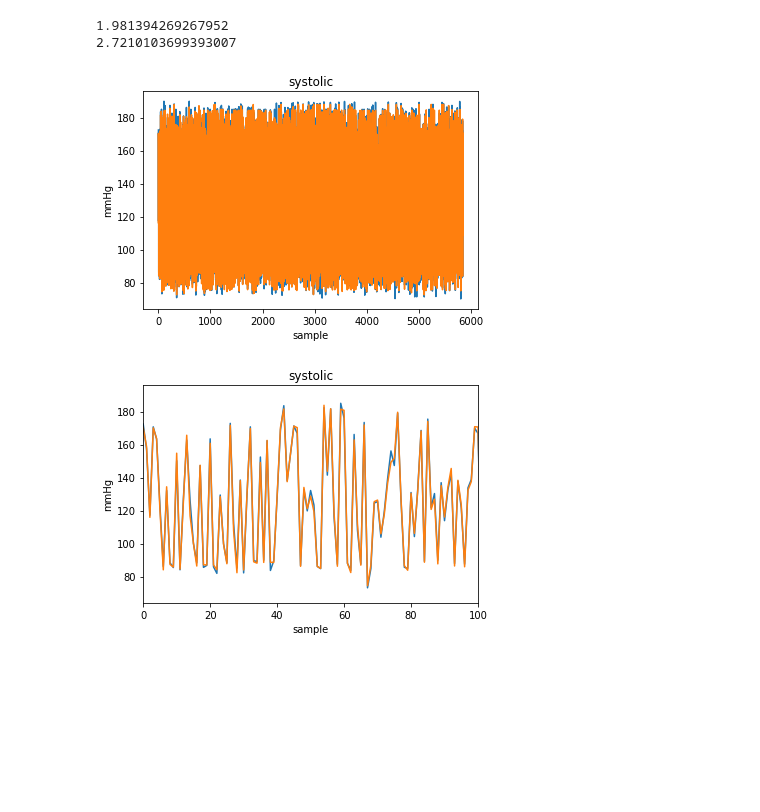
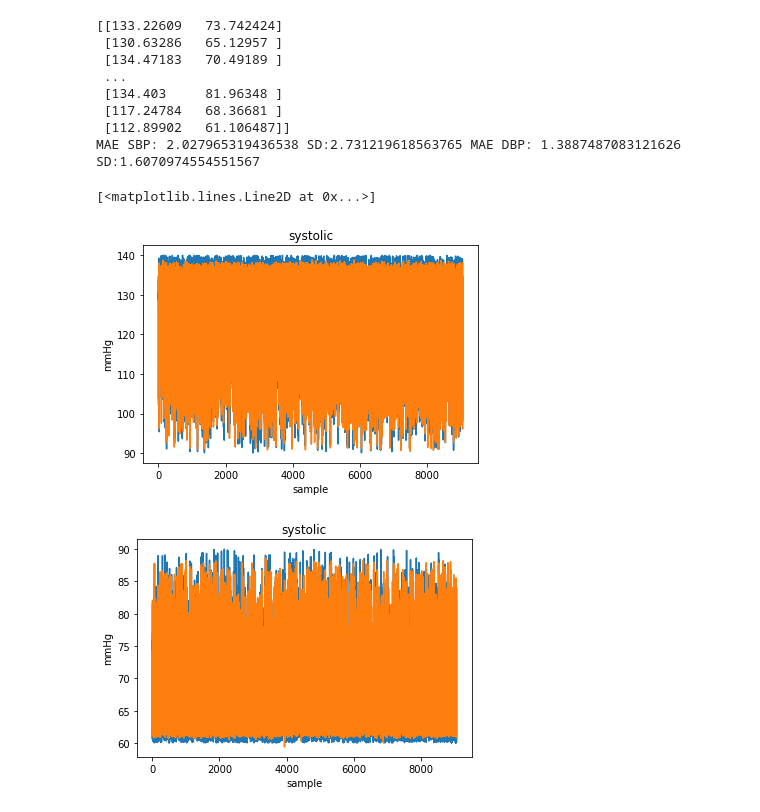
Before and after one commit to t108368071/MyProject, a Jupyter notebook: LSTM_SBP.ipynb, the cells around one changed output. Cells and saved outputs as stored; diff of their text form; code cells hidden in the pictures; blank space fills up the shorter version.

```diff
--- a/LSTM_SBP.ipynb
+++ b/LSTM_SBP.ipynb
@@ -95,4 +83,4 @@ data.head()
 # %%
-new_data = pd.concat([data, data_target],axis=1)
+new_data = pd.concat([data, df_target],axis=1)
 new_data.head
 # %% [output]
@@ -115,7 +103,7 @@ def buildTrain(train, pastDay=5, futureDay=1):
   X_train, Y_train = [], []
   for i in range(train.shape[0]-futureDay-pastDay):
     X_train.append(np.array(train.iloc[i:i+pastDay]))
-    Y_train.append(np.array(train.iloc[i+pastDay:i+pastDay+futureDay]["systolic"]))
+    Y_train.append(np.array(train.iloc[i+pastDay:i+pastDay+futureDay][["systolic","diastolic"]]))
   return np.array(X_train), np.array(Y_train)
 
 def shuffle(X,Y):
@@ -158,10 +146,14 @@ print(Y_test.shape)
+# %%
+Y_train=Y_train.reshape(42259,2)
+Y_val=Y_val.reshape(9055,2)
+Y_test=Y_test.reshape(9055,2)
 # %%
 def buildManyToOneModel(shape):
   model = Sequential()
   model.add(LSTM(128, input_length=shape[1], input_dim=shape[2], return_sequences=True))
-  model.add(Dropout(0.3))
+  model.add(Dropout(0.5))
   model.add(LSTM(256))
-  model.add(Dense(1))
+  model.add(Dense(2))
   model.compile(loss="mse", optimizer="adam")
   model.summary()
   return model
@@ -190,30 +182,38 @@ Epoch 500/500
 <tensorflow.python.keras.callbacks.History at 0x...>
 # %%
 testPredict = model.predict(X_test)
+print(testPredict)
 from sklearn.metrics import mean_absolute_error
-mae_error_dbp = mean_absolute_error(testPredict,Y_test)
-error_dbp_std = np.std(abs(testPredict - Y_test))
-print(mae_error_dbp)
-print(error_dbp_std)
+mae_error_sbp = mean_absolute_error(testPredict[:,0],Y_test[:,0])
+mae_error_dbp = mean_absolute_error(testPredict[:,1],Y_test[:,1])
+
+error_sbp_std = np.std(abs(testPredict[:,0] - Y_test[:,0]))
+error_dbp_std = np.std(abs(testPredict[:,1] - Y_test[:,1]))
+
+print(f"MAE SBP: {mae_error_sbp} SD:{error_sbp_std} MAE DBP: {mae_error_dbp} SD:{error_dbp_std}")
 
 plt.figure(1)
 plt.title("systolic")
 plt.xlabel("sample")
 plt.ylabel("mmHg")
-plt.plot(Y_test)
-plt.plot(testPredict)
+plt.plot(Y_test[:,0])
+plt.plot(testPredict[:,0])
 
 plt.figure(2)
 plt.title("systolic")
 plt.xlabel("sample")
 plt.ylabel("mmHg")
-plt.xlim(0,100)
-plt.plot(Y_test)
-plt.plot(testPredict)
-
-np.savetxt('LSTM_MIX_SBP_5w_result.csv',np.column_stack((Y_test,testPredict)),delimiter=',')
+plt.plot(Y_test[:,1])
+plt.plot(testPredict[:,1])
 # %% [output]
-1.981394269267952
-2.7210103699393007
+[[133.22609   73.742424]
+ [130.63286   65.12957 ]
+ [134.47183   70.49189 ]
+ ...
+ [134.403     81.96348 ]
+ [117.24784   68.36681 ]
+ [112.89902   61.106487]]
+MAE SBP: 2.027965319436538 SD:2.731219618563765 MAE DBP: 1.3887487083121626 SD:1.6070974554551567
+[<matplotlib.lines.Line2D at 0x...>]
-[figure, old version]
+[figure, new version]
-[figure, old version]
+[figure, new version]
```
Also changed, not shown: parts of 8 cells of this notebook.
